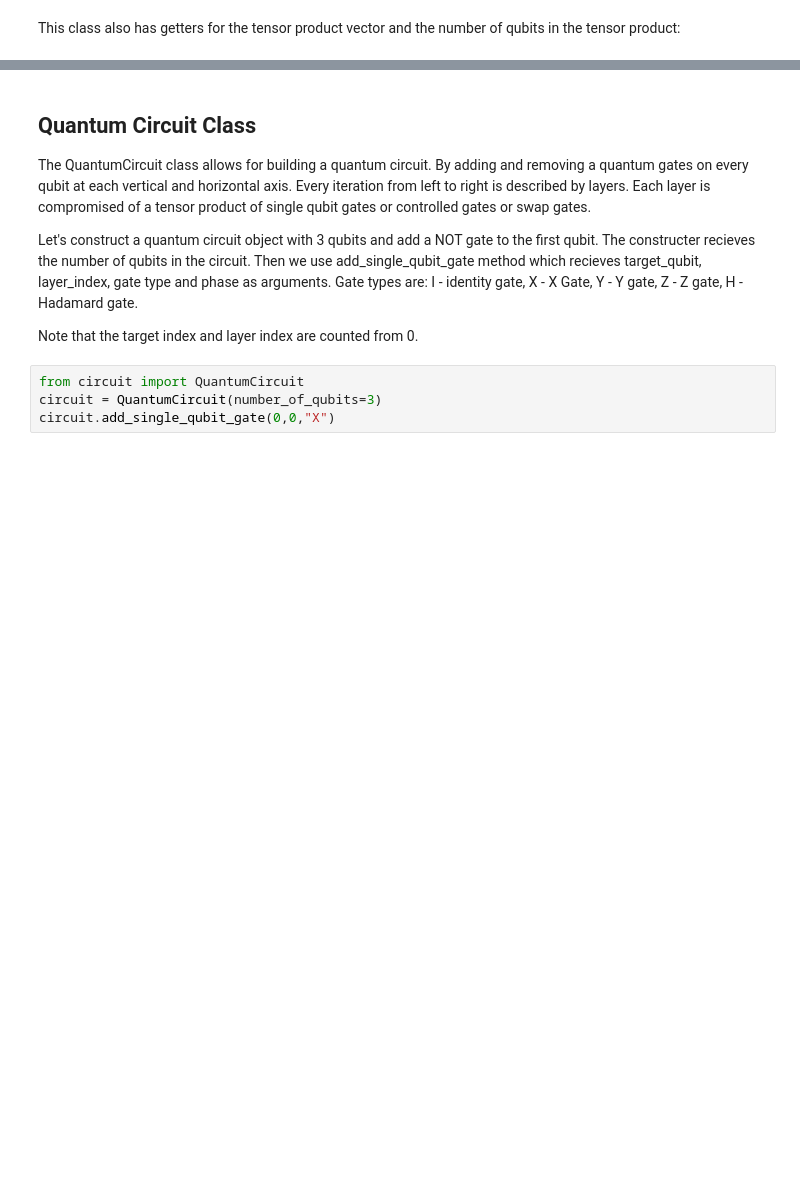
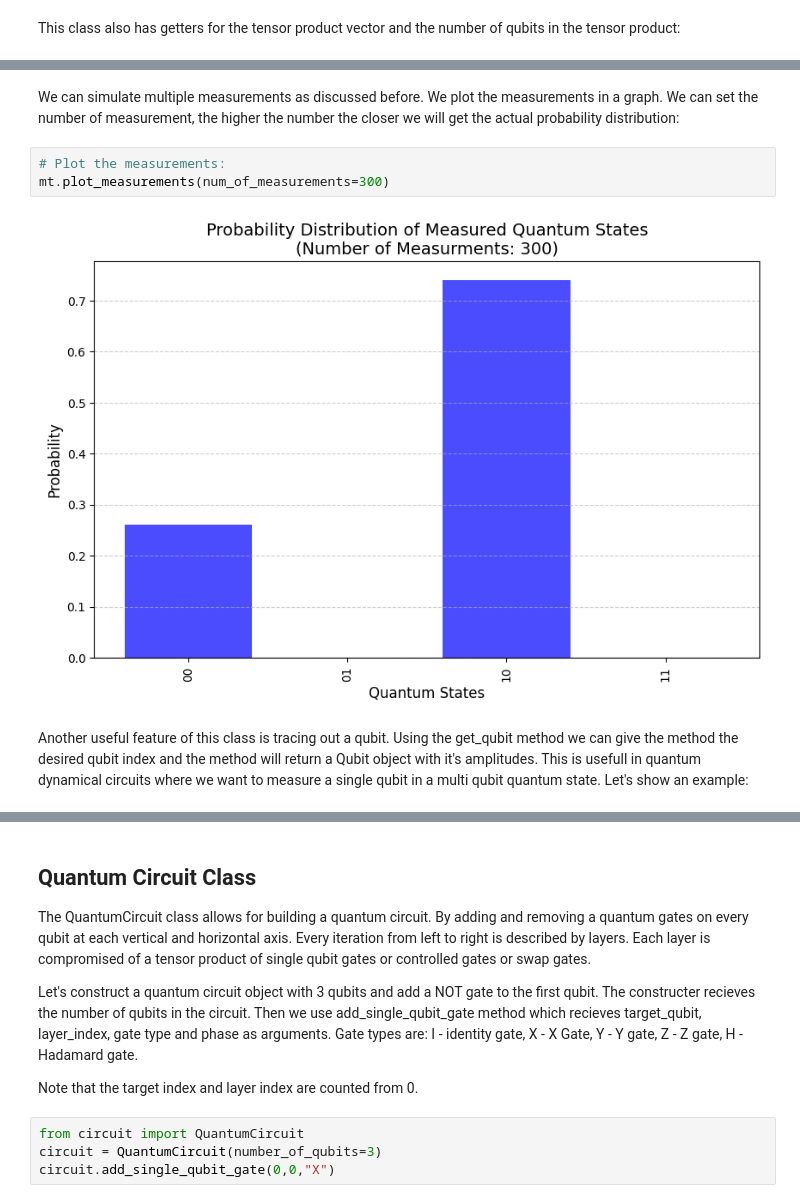
Before and after one commit to Dan7nm/Simple-Quantum-Circuits-Library, a Jupyter notebook: src/quickstart.ipynb, the cells around one changed output, grey strips where cells are left out. Cells and saved outputs as stored; diff of their text form; blank space fills up the shorter version.

```diff
--- a/src/quickstart.ipynb
+++ b/src/quickstart.ipynb
@@ -74,0 +158,9 @@ print(mt.get_tensor_vector())
+# %% [markdown]
+We can simulate multiple measurements as discussed before. We plot the measurements in a graph. We can set the number of measurement, the higher the number the closer we will get the actual probability distribution:
+# %%
+# Plot the measurements:
+mt.plot_measurements(num_of_measurements=300)
+# %% [output]
+[figure, added]
+# %% [markdown]
+Another useful feature of this class is tracing out a qubit. Using the get_qubit method we can give the method the desired qubit index and the method will return a Qubit object with it's amplitudes. This is usefull in quantum dynamical circuits where we want to measure a single qubit in a multi qubit quantum state. Let's show an example:
```
Also changed, not shown: parts of 39 cells of this notebook, 2 other files.
